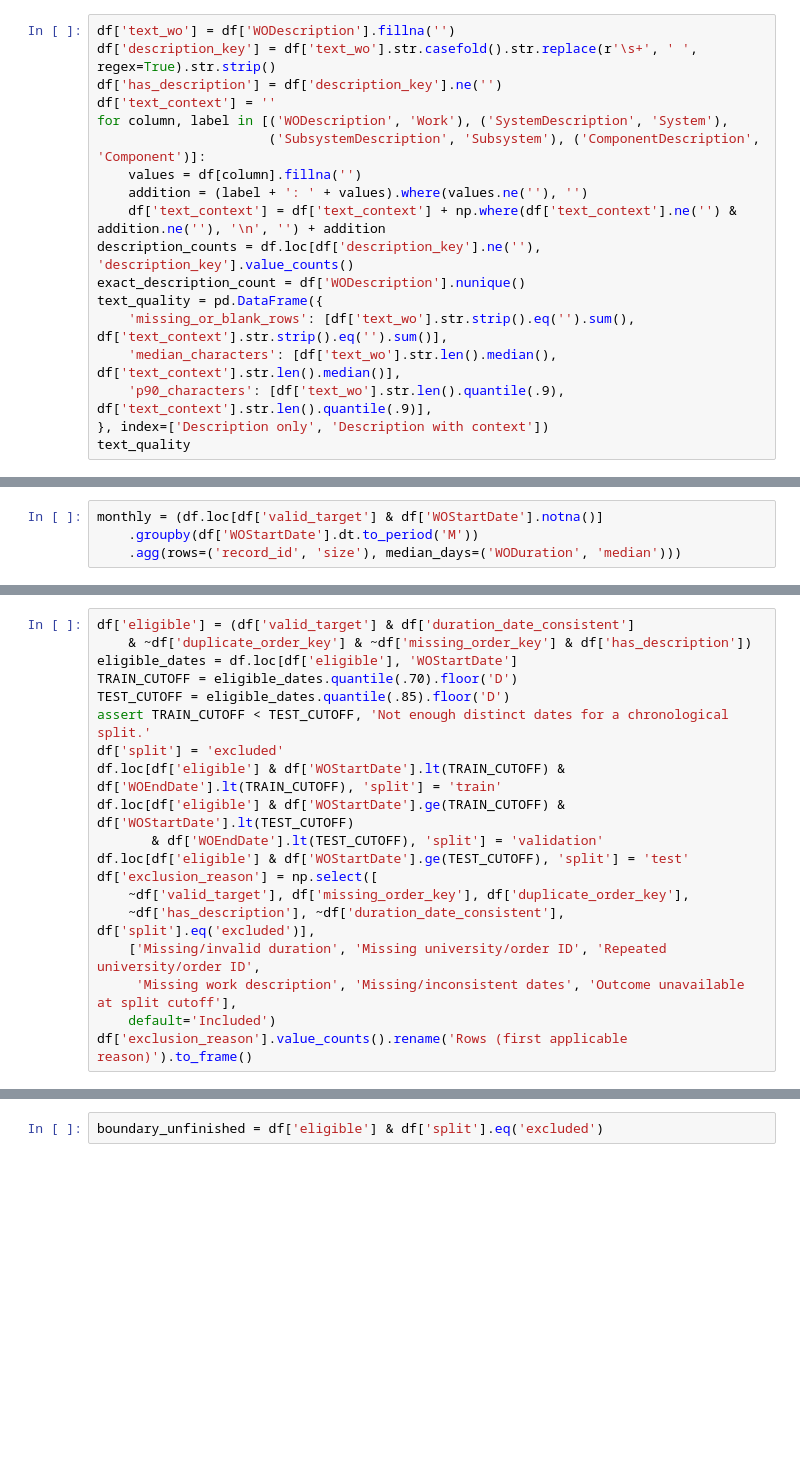
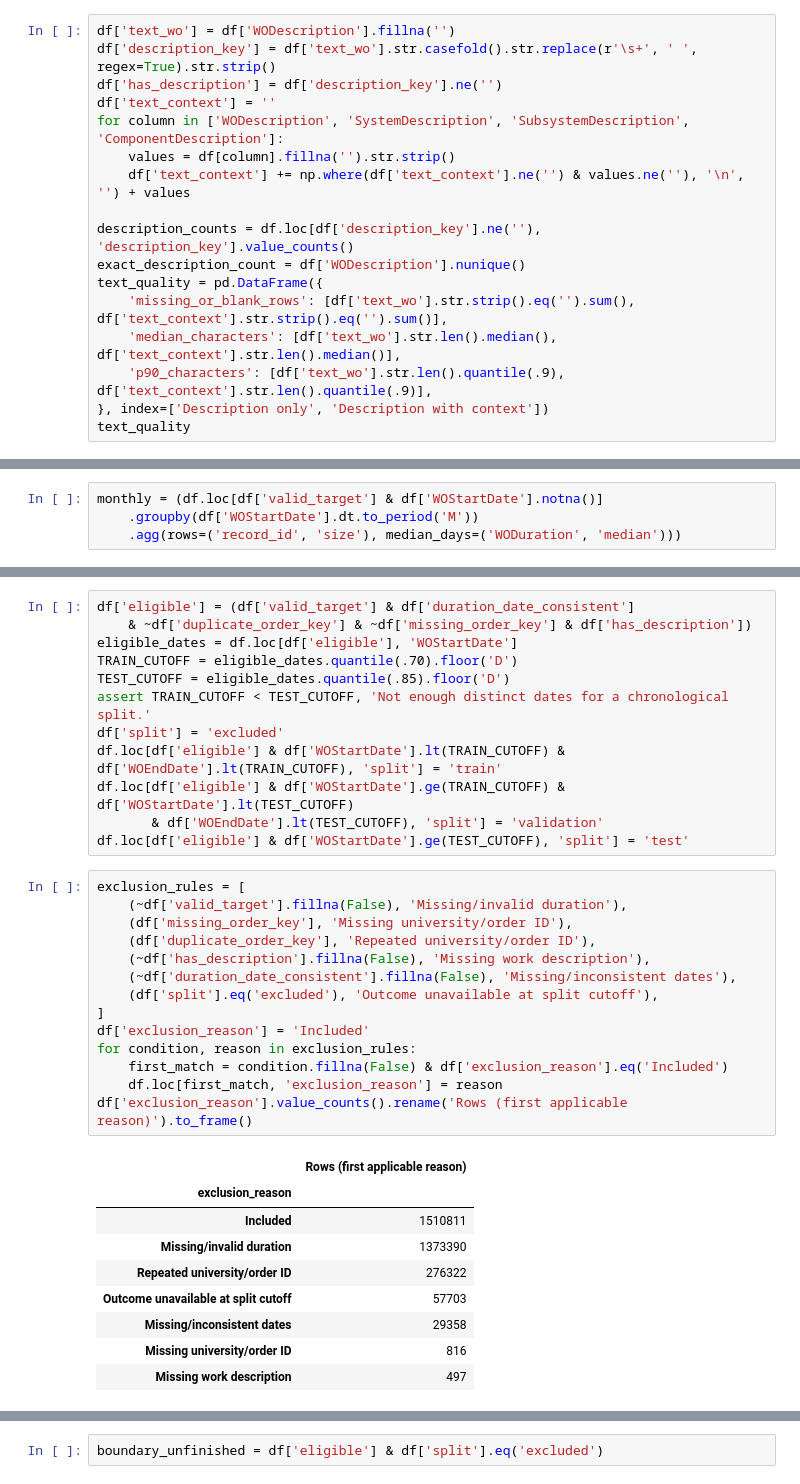
Before and after one commit to nickens-dev/fmucd_analysis, a Jupyter notebook: data_exp.ipynb, the cells around one changed output, grey strips where cells are left out. Saved outputs shown, nothing was run; the diff lists cells and outputs as text; blank space fills up the shorter version.

Commit message:
Record pilot results, fix notebook compatibility, and simplify text inputs

```diff
--- a/data_exp.ipynb
+++ b/data_exp.ipynb
@@ -380,11 +451,10 @@ df['text_wo'] = df['WODescription'].fillna('')
 df['description_key'] = df['text_wo'].str.casefold().str.replace(r'\s+', ' ', regex=True).str.strip()
 df['has_description'] = df['description_key'].ne('')
 df['text_context'] = ''
-for column, label in [('WODescription', 'Work'), ('SystemDescription', 'System'),
-                      ('SubsystemDescription', 'Subsystem'), ('ComponentDescription', 'Component')]:
-    values = df[column].fillna('')
-    addition = (label + ': ' + values).where(values.ne(''), '')
-    df['text_context'] = df['text_context'] + np.where(df['text_context'].ne('') & addition.ne(''), '\n', '') + addition
+for column in ['WODescription', 'SystemDescription', 'SubsystemDescription', 'ComponentDescription']:
+    values = df[column].fillna('').str.strip()
+    df['text_context'] += np.where(df['text_context'].ne('') & values.ne(''), '\n', '') + values
+
 description_counts = df.loc[df['description_key'].ne(''), 'description_key'].value_counts()
 exact_description_count = df['WODescription'].nunique()
 text_quality = pd.DataFrame({
@@ -468,13 +583,30 @@ df.loc[df['eligible'] & df['WOStartDate'].lt(TRAIN_CUTOFF) & df['WOEndDate'].lt(
 df.loc[df['eligible'] & df['WOStartDate'].ge(TRAIN_CUTOFF) & df['WOStartDate'].lt(TEST_CUTOFF)
        & df['WOEndDate'].lt(TEST_CUTOFF), 'split'] = 'validation'
 df.loc[df['eligible'] & df['WOStartDate'].ge(TEST_CUTOFF), 'split'] = 'test'
-df['exclusion_reason'] = np.select([
-    ~df['valid_target'], df['missing_order_key'], df['duplicate_order_key'],
-    ~df['has_description'], ~df['duration_date_consistent'], df['split'].eq('excluded')],
-    ['Missing/invalid duration', 'Missing university/order ID', 'Repeated university/order ID',
-     'Missing work description', 'Missing/inconsistent dates', 'Outcome unavailable at split cutoff'],
-    default='Included')
-df['exclusion_reason'].value_counts().rename('Rows (first applicable reason)').to_frame()
+# %%
+exclusion_rules = [
+    (~df['valid_target'].fillna(False), 'Missing/invalid duration'),
+    (df['missing_order_key'], 'Missing university/order ID'),
+    (df['duplicate_order_key'], 'Repeated university/order ID'),
+    (~df['has_description'].fillna(False), 'Missing work description'),
+    (~df['duration_date_consistent'].fillna(False), 'Missing/inconsistent dates'),
+    (df['split'].eq('excluded'), 'Outcome unavailable at split cutoff'),
+]
+df['exclusion_reason'] = 'Included'
+for condition, reason in exclusion_rules:
+    first_match = condition.fillna(False) & df['exclusion_reason'].eq('Included')
+    df.loc[first_match, 'exclusion_reason'] = reason
+df['exclusion_reason'].value_counts().rename('Rows (first applicable reason)').to_frame()
+# %% [output]
+|  | Rows (first applicable reason) |
+| exclusion_reason |  |
+| Included | 1510811 |
+| Missing/invalid duration | 1373390 |
+| Repeated university/order ID | 276322 |
+| Outcome unavailable at split cutoff | 57703 |
+| Missing/inconsistent dates | 29358 |
+| Missing university/order ID | 816 |
+| Missing work description | 497 |
 # %%
 split_summary = df.groupby('split').agg(rows=('record_id', 'size'), start_min=('WOStartDate', 'min'),
     start_max=('WOStartDate', 'max'), median_days=('WODuration', 'median'))
```
Also changed, not shown: parts of 22 cells of this notebook, 13 other files.
